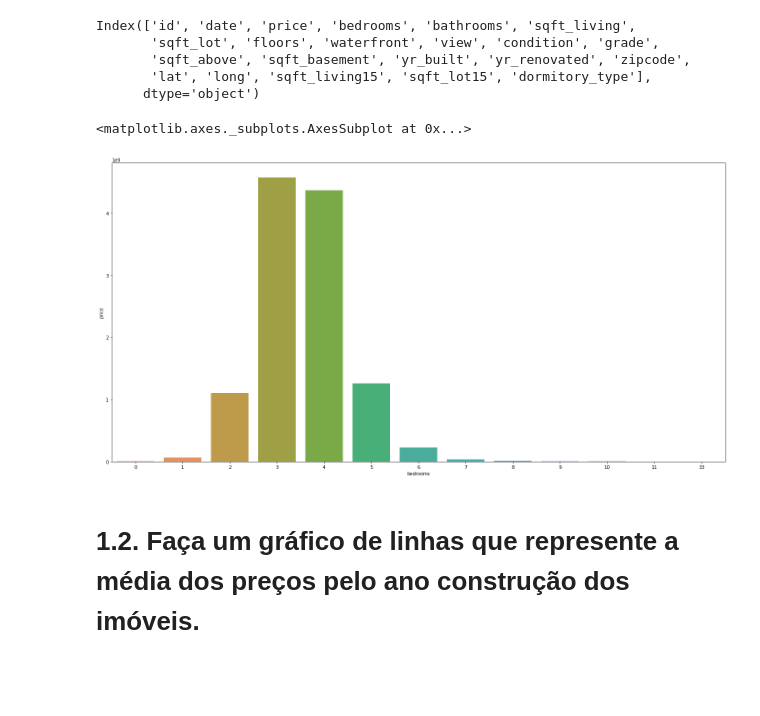
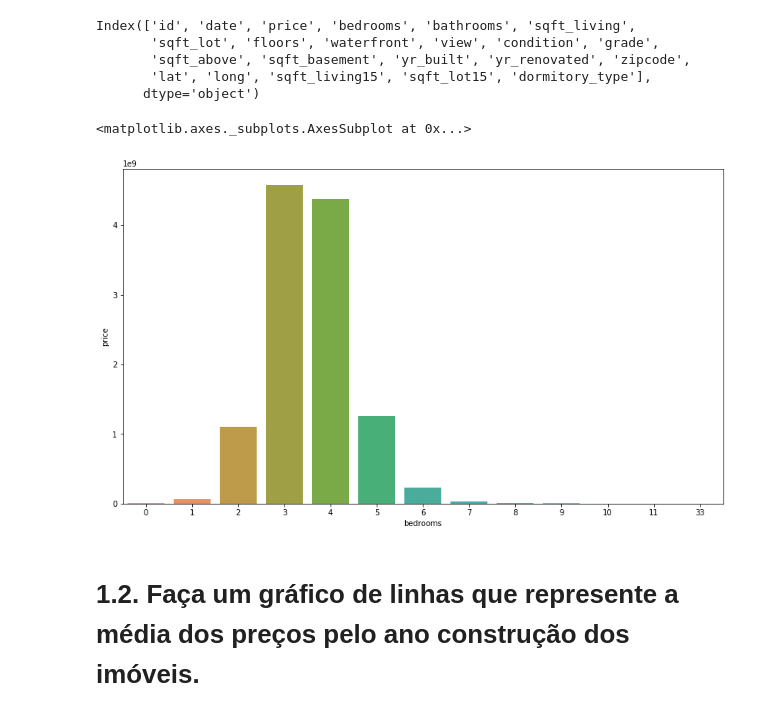
Before and after one commit to F-Campos/Do-Zero-ao-Data-Science, a Jupyter notebook: Modulo3/Respondendo perguntas de negócio II.ipynb, the cells around one changed output. Drawn from its saved outputs; the diff is of its cells as text; code cells hidden in the pictures; blank space fills up the shorter version.

```diff
--- a/Modulo3/Respondendo perguntas de negócio II.ipynb
+++ b/Modulo3/Respondendo perguntas de negócio II.ipynb
@@ -56,18 +57,18 @@ Index(['id', 'date', 'price', 'bedrooms', 'bathrooms', 'sqft_living',
 # %%
 # Sempre atento a: qual a operação (no caso é soma) e qual o filtro ( no caso numero de quartos).
 
 # melhorando o tamanho do gráfico
-plt.figure( figsize=(24, 12))
+plt.figure( figsize=(14, 8))
 
 
 df = data[['price', 'bedrooms']]. groupby( 'bedrooms' ).sum().reset_index()
 
 # Usando a lib seaborn
 
 sns.barplot( x='bedrooms', y='price', data=df)
 # %% [output]
 <matplotlib.axes._subplots.AxesSubplot at 0x...>
-[figure, old version]
+[figure, new version]
 # %% [markdown]
 # 1.2. Faça um gráfico de linhas que represente a média dos preços pelo ano construção dos imóveis.
 # %%
```
Also changed, not shown: parts of 22 cells of this notebook.
